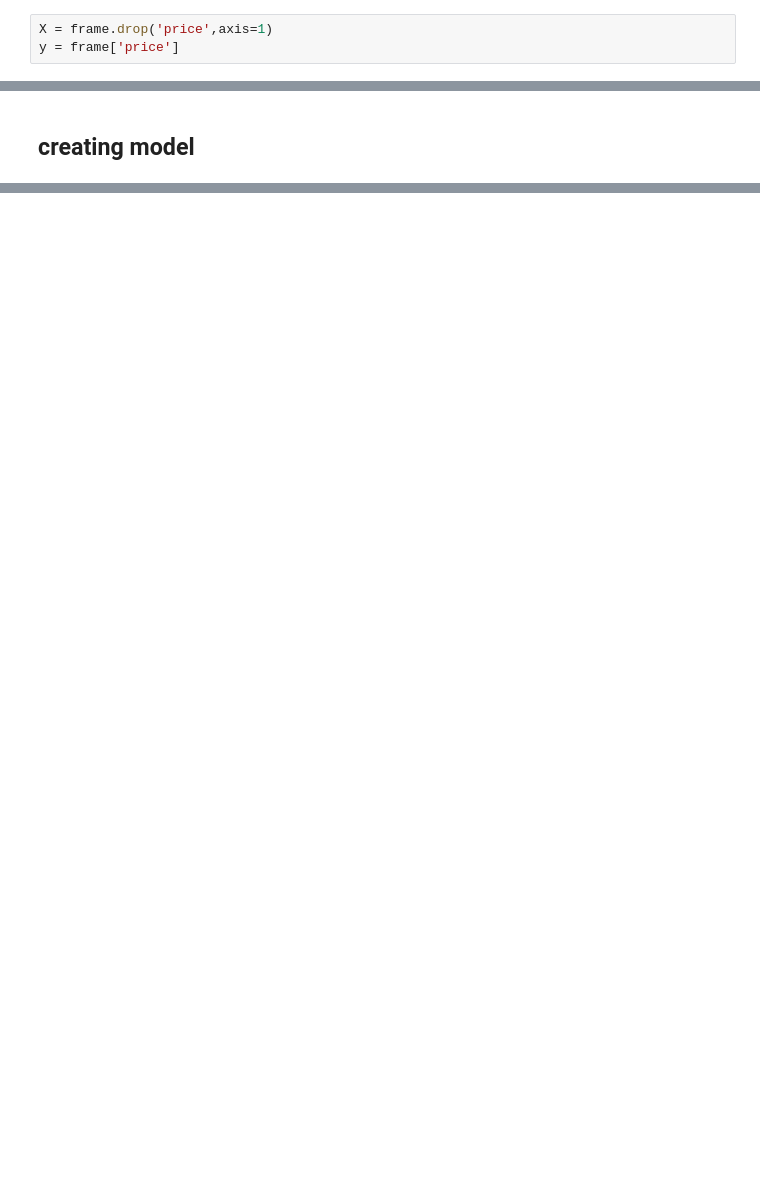
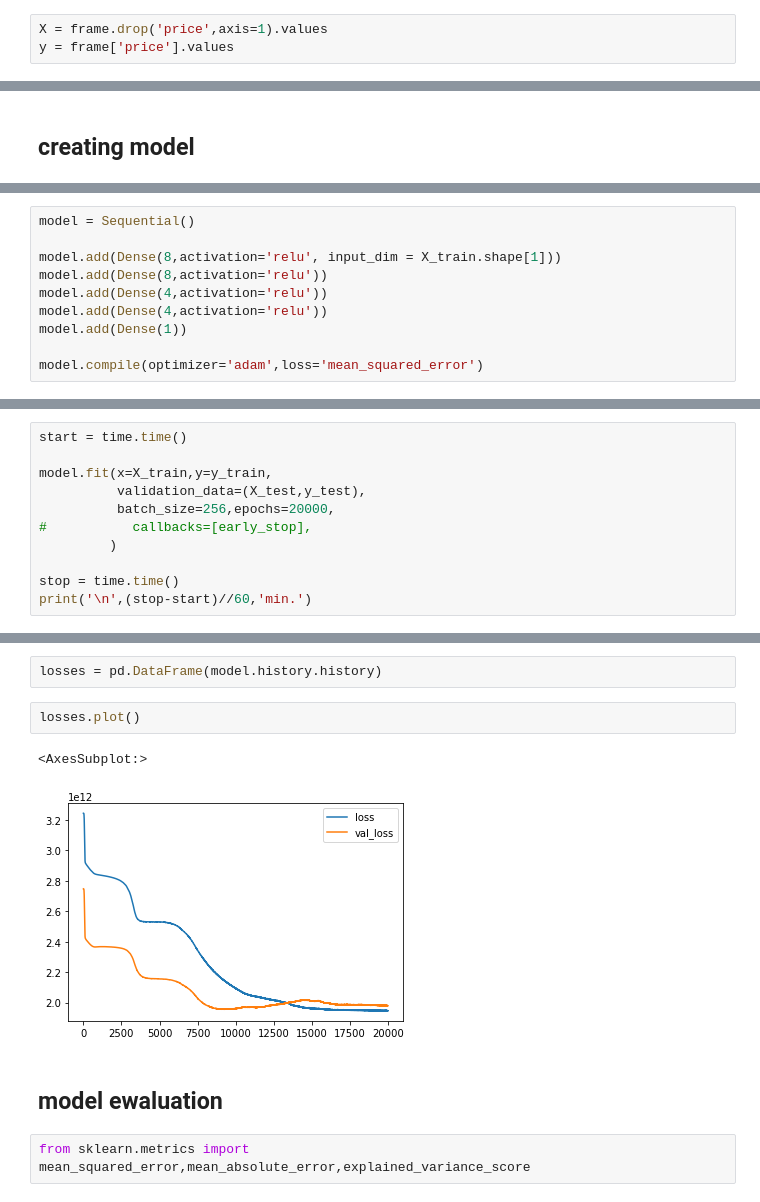
Before and after one commit to 5piotr/real_estate_price_estimator, a Jupyter notebook: ann_estimator.ipynb, the cells around one changed output, grey strips where cells are left out. Drawn from its saved outputs; the diff is of its cells as text; blank space fills up the shorter version.

```diff
--- a/ann_estimator.ipynb
+++ b/ann_estimator.ipynb
@@ -70,8 +98,8 @@ memory usage: 395.0 KB
 # %% [markdown]
 ## train test split
 # %%
-X = frame.drop('price',axis=1)
-y = frame['price']
+X = frame.drop('price',axis=1).values
+y = frame['price'].values
 # %%
 from sklearn.model_selection import train_test_split
 # %%
@@ -98,0 +131,10 @@ X_test.shape
+# %%
+model = Sequential()
+
+model.add(Dense(8,activation='relu', input_dim = X_train.shape[1]))
+model.add(Dense(8,activation='relu'))
+model.add(Dense(4,activation='relu'))
+model.add(Dense(4,activation='relu'))
+model.add(Dense(1))
+
+model.compile(optimizer='adam',loss='mean_squared_error')
@@ -98,0 +166,11 @@ X_test.shape
+# %%
+start = time.time()
+
+model.fit(x=X_train,y=y_train,
+          validation_data=(X_test,y_test),
+          batch_size=256,epochs=20000,
+#           callbacks=[early_stop],
+         )
+
+stop = time.time()
+print('\n',(stop-start)//60,'min.')
@@ -98,0 +195,11 @@ X_test.shape
+# %%
+losses = pd.DataFrame(model.history.history)
+# %%
+losses.plot()
+# %% [output]
+<AxesSubplot:>
+[figure, added]
+# %% [markdown]
+## model ewaluation
+# %%
+from sklearn.metrics import mean_squared_error,mean_absolute_error,explained_variance_score
```
Also changed, not shown: parts of 20 cells of this notebook, 21 other files.
